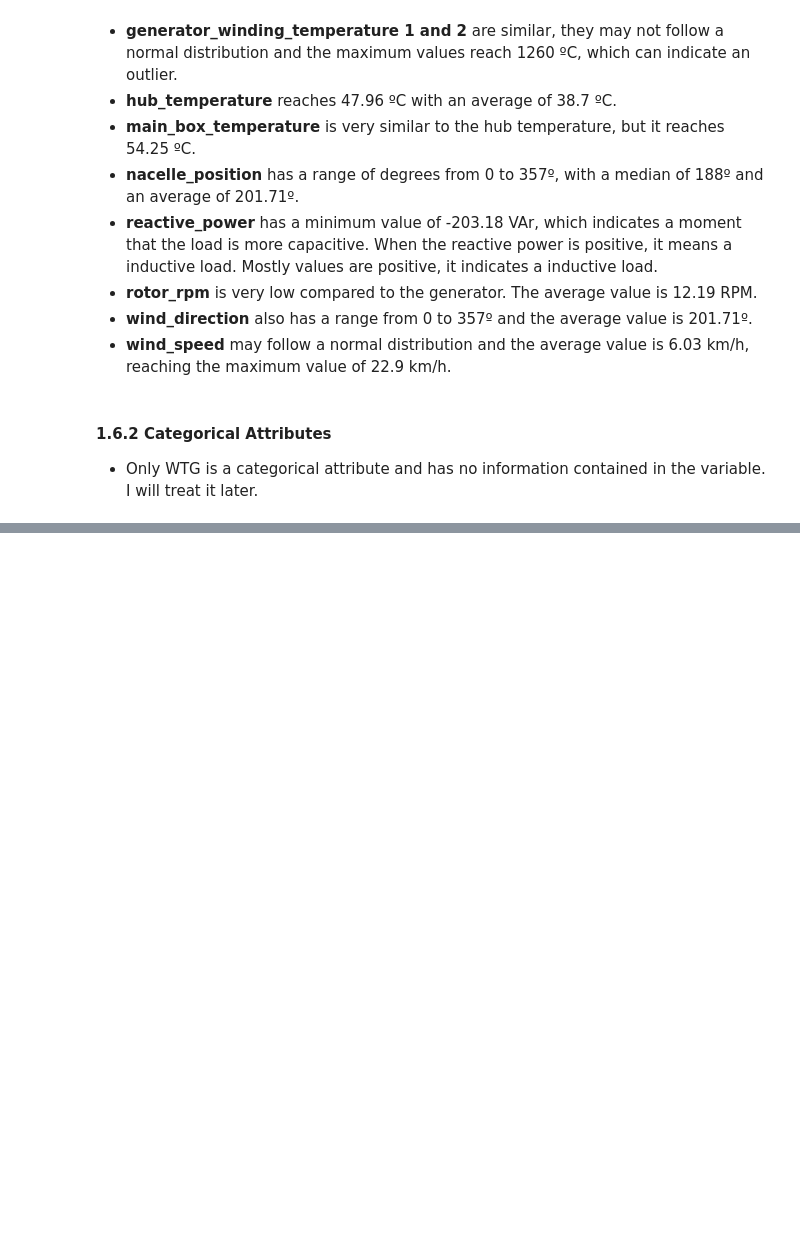
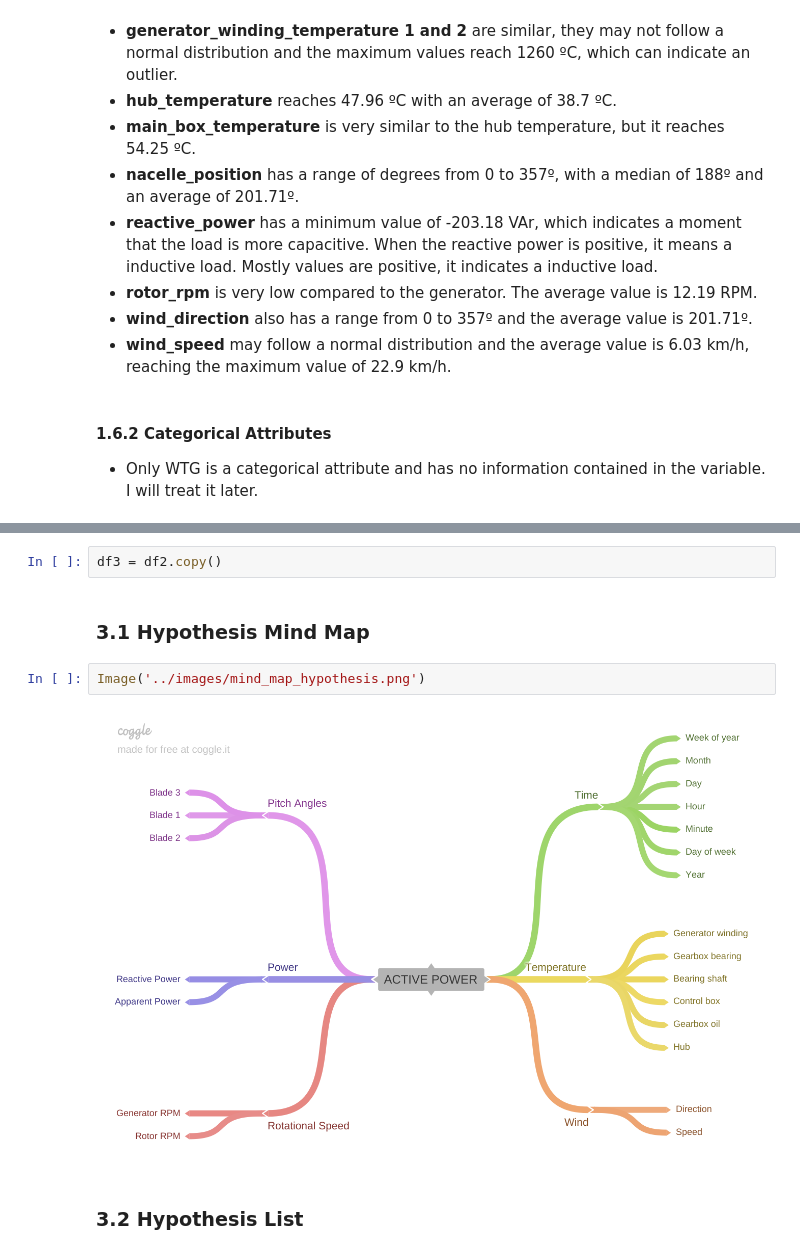
Before and after one commit to jooaobrum/power-wind-forecasting, a Jupyter notebook: notebooks/power_wind_forecasting.ipynb, the cells around one changed output, grey strips where cells are left out. Saved outputs shown, nothing was run; the diff lists cells and outputs as text; blank space fills up the shorter version.

```diff
--- a/notebooks/power_wind_forecasting.ipynb
+++ b/notebooks/power_wind_forecasting.ipynb
@@ -247,0 +389,10 @@ descriptive_analysis(num_attributes)
+# %%
+df3 = df2.copy()
+# %% [markdown]
+### 3.1 Hypothesis Mind Map
+# %%
+Image('../images/mind_map_hypothesis.png')
+# %% [output]
+[figure, added]
+# %% [markdown]
+### 3.2 Hypothesis List
```
Also changed, not shown: parts of 130 cells of this notebook, 1 other file.
